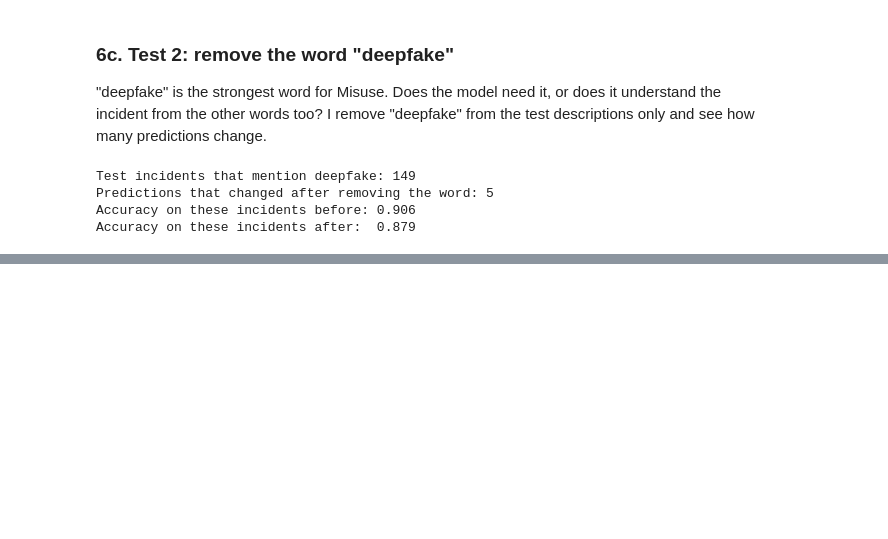
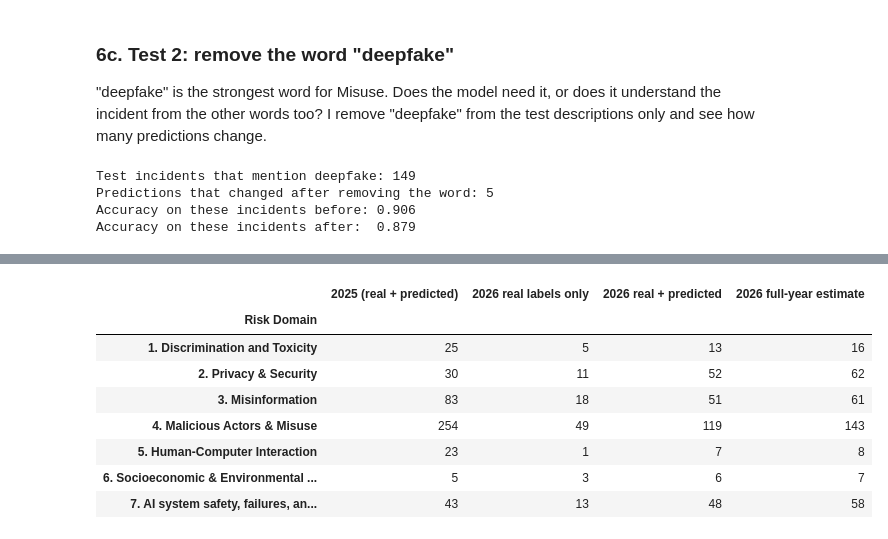
Before and after one commit to thepratimabaral/ai-incident-early-warning, a Jupyter notebook: 02_classifier.ipynb, the cells around one changed output, grey strips where cells are left out. Drawn from its saved outputs; the diff is of its cells as text; code cells hidden in the pictures; blank space fills up the shorter version.

```diff
--- a/02_classifier.ipynb
+++ b/02_classifier.ipynb
@@ -403,0 +460,20 @@ Accuracy on these incidents after:  0.879
+# %%
+year_2026 = all_incidents[all_incidents["year"] == 2026]
+
+compare = pd.DataFrame({
+    "2025 (real + predicted)": all_incidents[all_incidents["year"] == 2025]["Risk Domain"].value_counts(),
+    "2026 real labels only": year_2026[year_2026["label_source"] == "real"]["Risk Domain"].value_counts(),
+    "2026 real + predicted": year_2026["Risk Domain"].value_counts(),
+}).fillna(0).astype(int)
+compare["2026 full-year estimate"] = (compare["2026 real + predicted"] / 10 * 12).round().astype(int)
+compare
+# %% [output]
+|  | 2025 (real + predicted) | 2026 real labels only | 2026 real + predicted | 2026 full-year estimate |
+| Risk Domain |  |  |  |  |
+| 1. Discrimination and Toxicity | 25 | 5 | 13 | 16 |
+| 2. Privacy & Security | 30 | 11 | 52 | 62 |
+| 3. Misinformation | 83 | 18 | 51 | 61 |
+| 4. Malicious Actors & Misuse | 254 | 49 | 119 | 143 |
+| 5. Human-Computer Interaction | 23 | 1 | 7 | 8 |
+| 6. Socioeconomic & Environmental ... | 5 | 3 | 6 | 7 |
+| 7. AI system safety, failures, an... | 43 | 13 | 48 | 58 |
```
Also changed, not shown: parts of 7 cells of this notebook.
